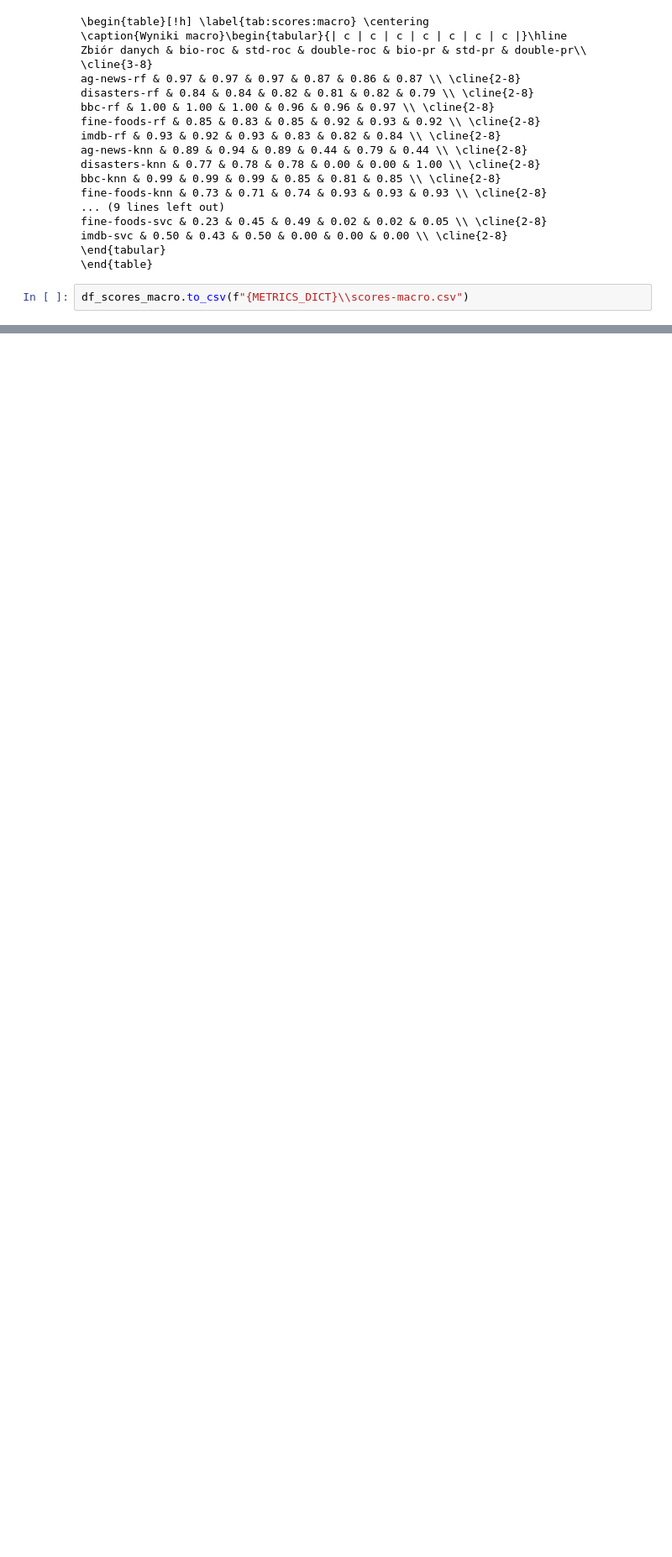
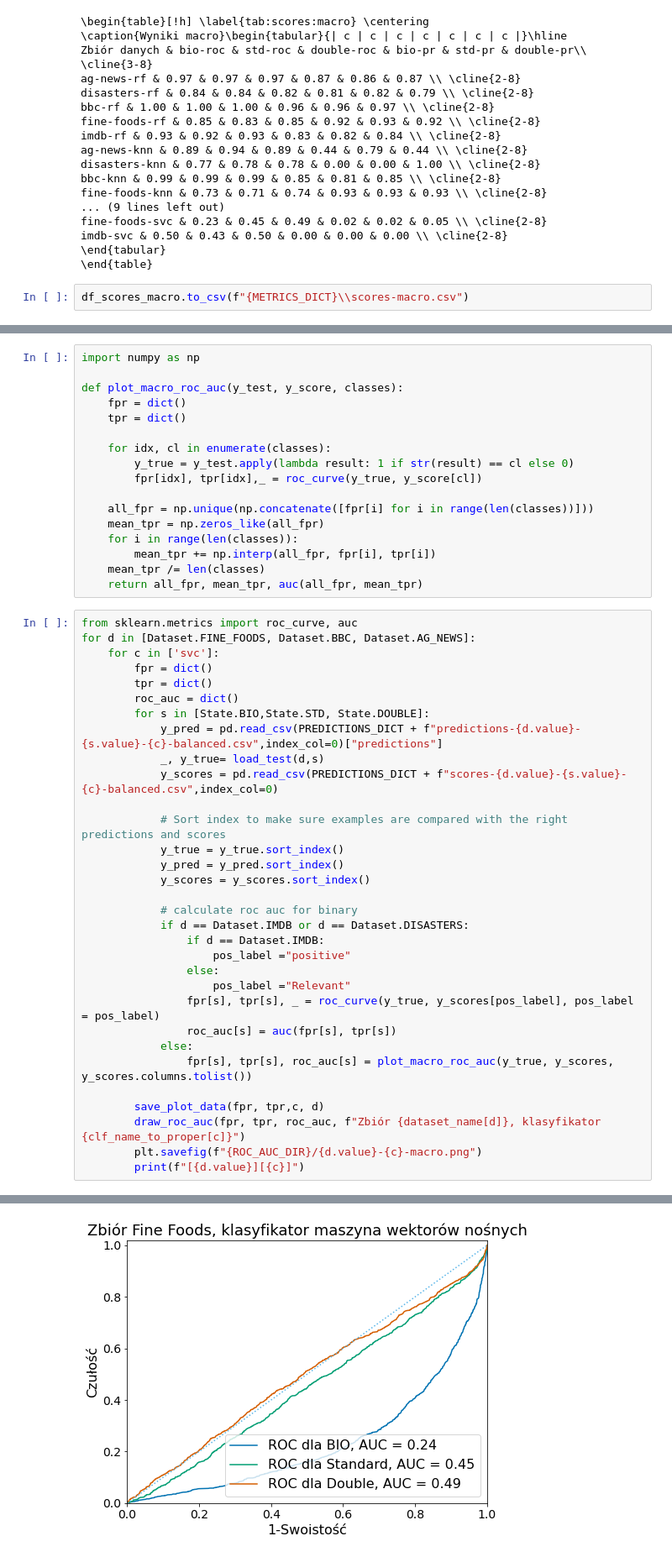
Before and after one commit to jsokolowska/ner-text-classification, a Jupyter notebook: src/scripts/generate-roc-diagrams.ipynb, the cells around one changed output, grey strips where cells are left out. Shown: that part at 84% size. Saved outputs shown, nothing was run; the diff lists cells and outputs as text; blank space fills up the shorter version.

```diff
--- a/src/scripts/generate-roc-diagrams.ipynb
+++ b/src/scripts/generate-roc-diagrams.ipynb
@@ -99,0 +154,50 @@ df_scores_macro.to_csv(f"{METRICS_DICT}\\scores-macro.csv")
+# %%
+import numpy as np
+
+def plot_macro_roc_auc(y_test, y_score, classes):
+    fpr = dict()
+    tpr = dict()
+
+    for idx, cl in enumerate(classes):
+        y_true = y_test.apply(lambda result: 1 if str(result) == cl else 0)
+        fpr[idx], tpr[idx],_ = roc_curve(y_true, y_score[cl])
+
+    all_fpr = np.unique(np.concatenate([fpr[i] for i in range(len(classes))]))
+    mean_tpr = np.zeros_like(all_fpr)
+    for i in range(len(classes)):
+        mean_tpr += np.interp(all_fpr, fpr[i], tpr[i])
+    mean_tpr /= len(classes)
+    return all_fpr, mean_tpr, auc(all_fpr, mean_tpr)
+# %%
+from sklearn.metrics import roc_curve, auc
+for d in [Dataset.FINE_FOODS, Dataset.BBC, Dataset.AG_NEWS]:
+    for c in ['svc']:
+        fpr = dict()
+        tpr = dict()
+        roc_auc = dict()
+        for s in [State.BIO,State.STD, State.DOUBLE]:
+            y_pred = pd.read_csv(PREDICTIONS_DICT + f"predictions-{d.value}-{s.value}-{c}-balanced.csv",index_col=0)["predictions"]
+            _, y_true= load_test(d,s)
+            y_scores = pd.read_csv(PREDICTIONS_DICT + f"scores-{d.value}-{s.value}-{c}-balanced.csv",index_col=0)
+
+            # Sort index to make sure examples are compared with the right predictions and scores
+            y_true = y_true.sort_index()
+            y_pred = y_pred.sort_index()
+            y_scores = y_scores.sort_index()
+
+            # calculate roc auc for binary
+            if d == Dataset.IMDB or d == Dataset.DISASTERS:
+                if d == Dataset.IMDB:
+                    pos_label ="positive"
+                else:
+                    pos_label ="Relevant"
+                fpr[s], tpr[s], _ = roc_curve(y_true, y_scores[pos_label], pos_label = pos_label)
+                roc_auc[s] = auc(fpr[s], tpr[s])
+            else:
+                fpr[s], tpr[s], roc_auc[s] = plot_macro_roc_auc(y_true, y_scores, y_scores.columns.tolist())
+
+        save_plot_data(fpr, tpr,c, d)
+        draw_roc_auc(fpr, tpr, roc_auc, f"Zbiór {dataset_name[d]}, klasyfikator {clf_name_to_proper[c]}")
+        plt.savefig(f"{ROC_AUC_DIR}/{d.value}-{c}-macro.png")
+        print(f"[{d.value}][{c}]")
+# %% [output]
@@ -99,0 +205 @@ df_scores_macro.to_csv(f"{METRICS_DICT}\\scores-macro.csv")
+[figure, added]
```
Also changed, not shown: parts of 15 cells of this notebook, 4 other files.
